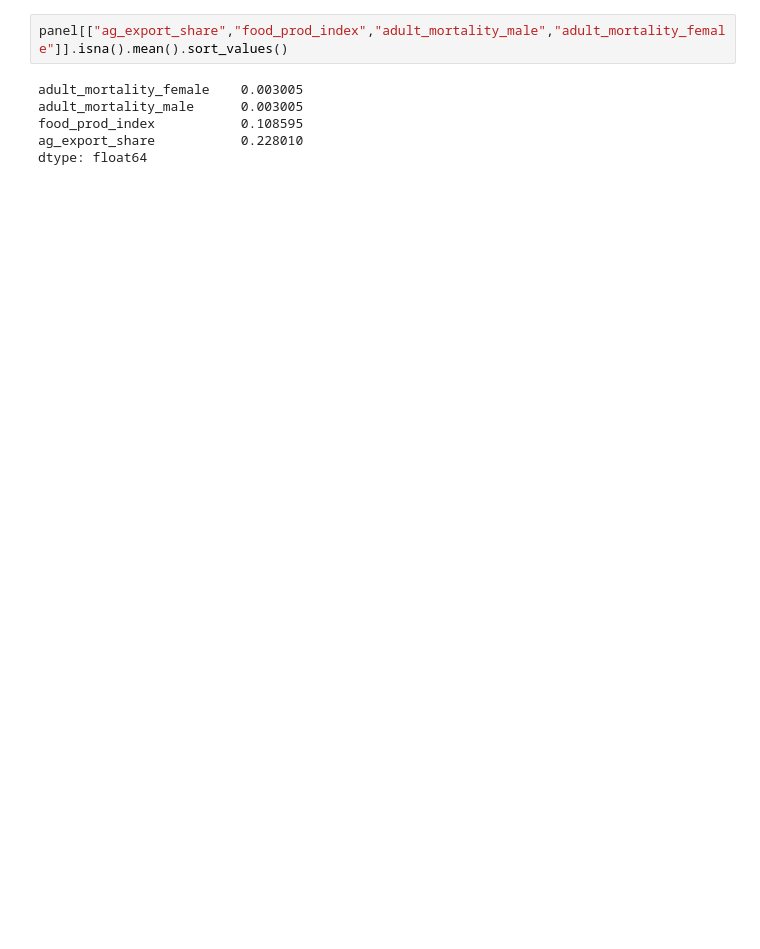
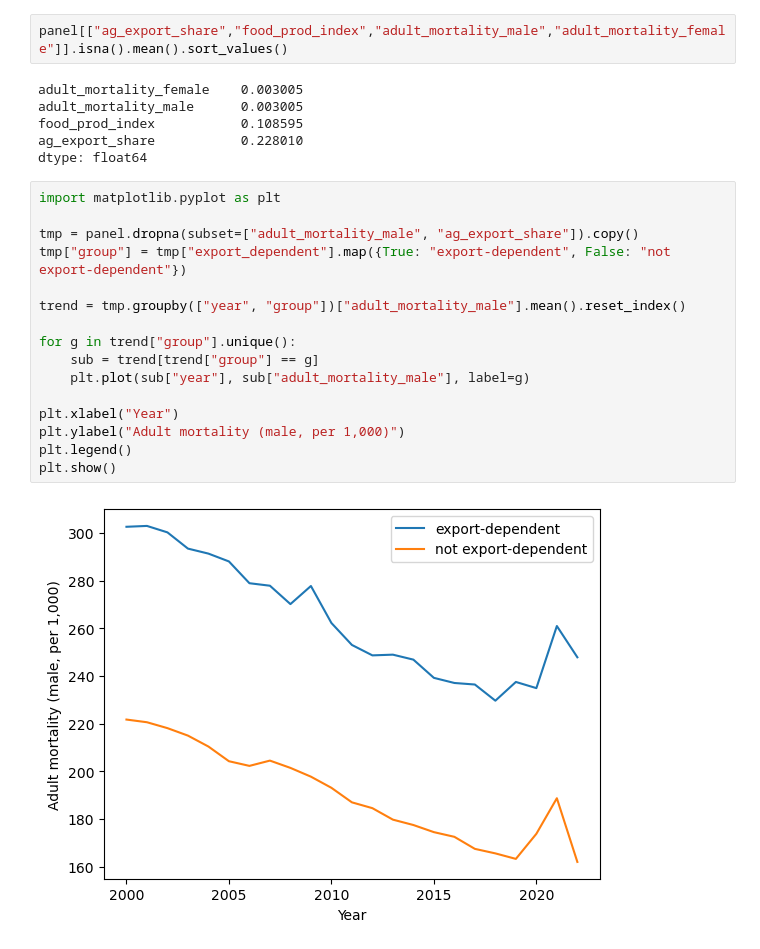
Before and after one commit to marcaina16/EEP-153---Project-1, a Jupyter notebook: notebooks/01_wb_fetch_&_panel.ipynb, the cells around one changed output. Saved outputs shown, nothing was run; the diff lists cells and outputs as text; blank space fills up the shorter version.

```diff
--- a/notebooks/01_wb_fetch_&_panel.ipynb
+++ b/notebooks/01_wb_fetch_&_panel.ipynb
@@ -89,3 +298,21 @@ adult_mortality_male      0.003005
 food_prod_index           0.108595
 ag_export_share           0.228010
 dtype: float64
+# %%
+import matplotlib.pyplot as plt
+
+tmp = panel.dropna(subset=["adult_mortality_male", "ag_export_share"]).copy()
+tmp["group"] = tmp["export_dependent"].map({True: "export-dependent", False: "not export-dependent"})
+
+trend = tmp.groupby(["year", "group"])["adult_mortality_male"].mean().reset_index()
+
+for g in trend["group"].unique():
+    sub = trend[trend["group"] == g]
+    plt.plot(sub["year"], sub["adult_mortality_male"], label=g)
+
+plt.xlabel("Year")
+plt.ylabel("Adult mortality (male, per 1,000)")
+plt.legend()
+plt.show()
+# %% [output]
+[figure, added]
```
Also changed, not shown: parts of 4 cells of this notebook.
